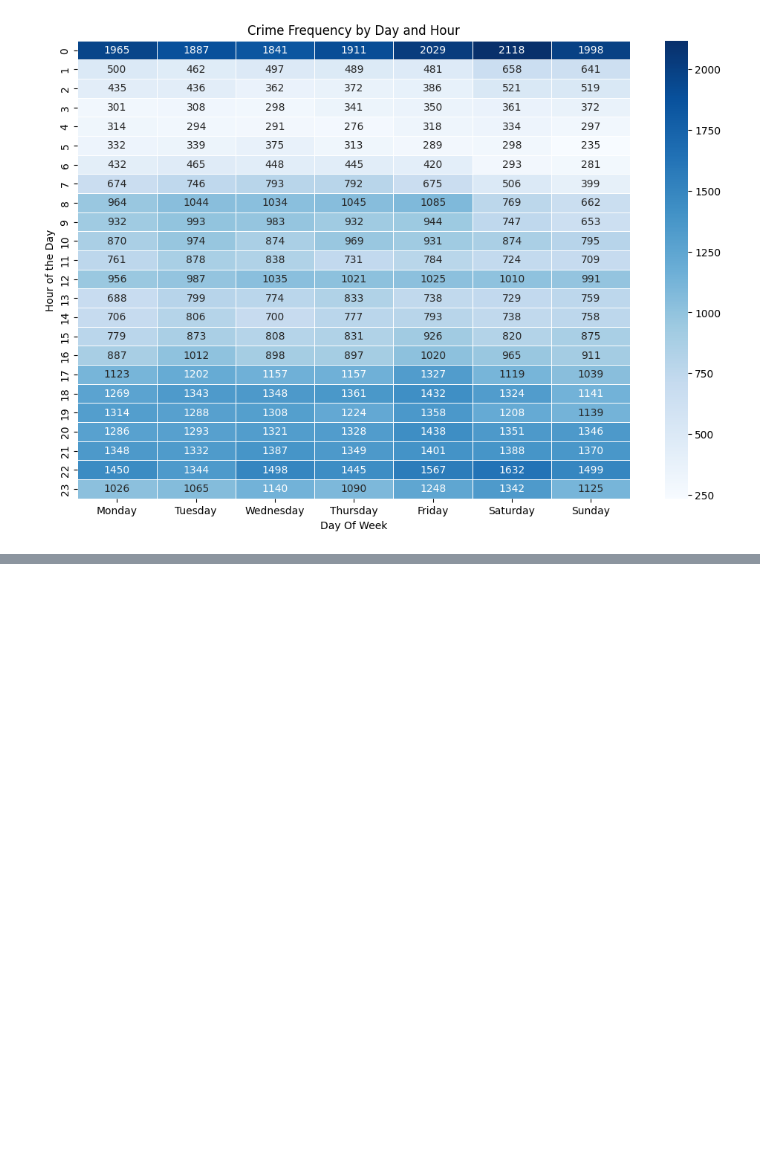
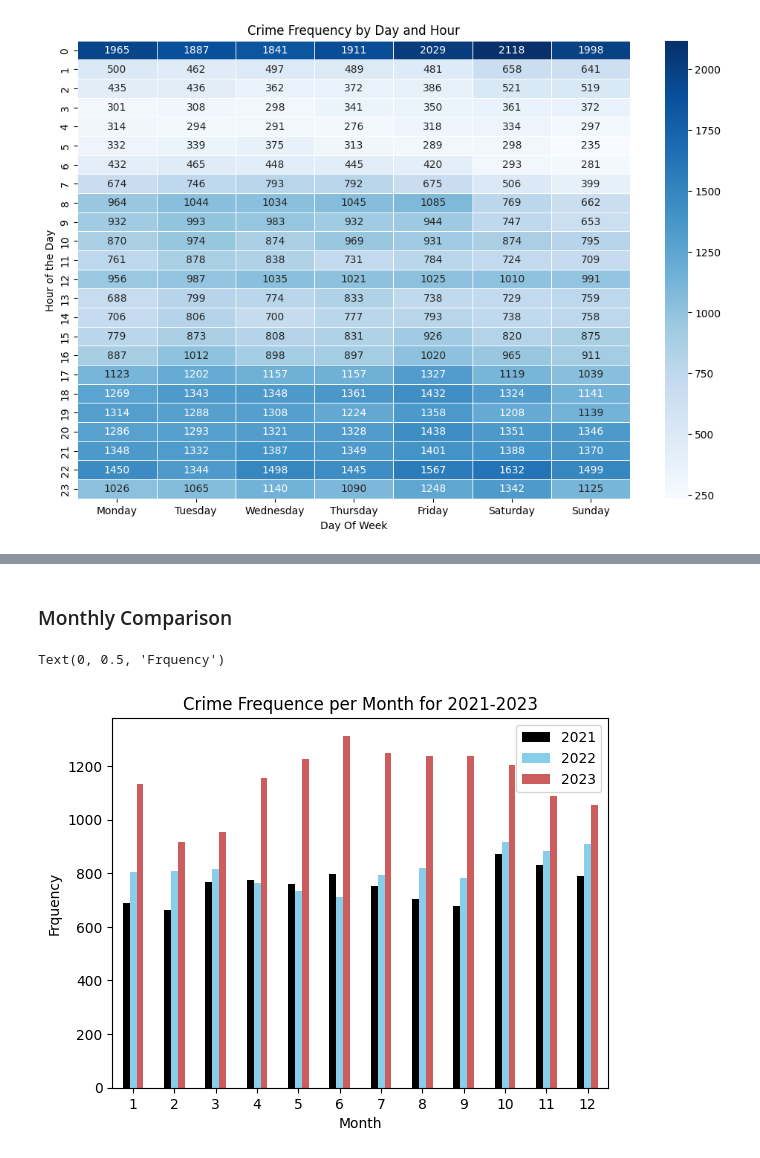
Before and after one commit to thinhh/CMPE-255-Project, a Jupyter notebook: Oakland_Data_Analysis.ipynb, the cells around one changed output, grey strips where cells are left out. Saved outputs shown, nothing was run; the diff lists cells and outputs as text; code cells hidden in the pictures; blank space fills up the shorter version.

```diff
--- a/Oakland_Data_Analysis.ipynb
+++ b/Oakland_Data_Analysis.ipynb
@@ -538,0 +573,17 @@ plt.show()
+# %% [markdown]
+### Monthly Comparison
+# %%
+month_frequency_21= df_2021['Month'].value_counts()
+month_frequency_22= df_2022['Month'].value_counts()
+month_frequency_23= df_2023['Month'].value_counts()
+
+
+month_frequency_21_23 = pd.DataFrame({"2021": month_frequency_21,"2022":month_frequency_22,"2023":month_frequency_23})
+month_frequency_21_23
+
+ax = month_frequency_21_23.plot.bar(color=["Black","SkyBlue","IndianRed"], rot=0, title="Crime Frequence per Month for 2021-2023")
+ax.set_xlabel("Month")
+ax.set_ylabel("Frquency")
+# %% [output]
+Text(0, 0.5, 'Frquency')
+[figure, added]
```
Also changed, not shown: parts of 10 cells of this notebook.
